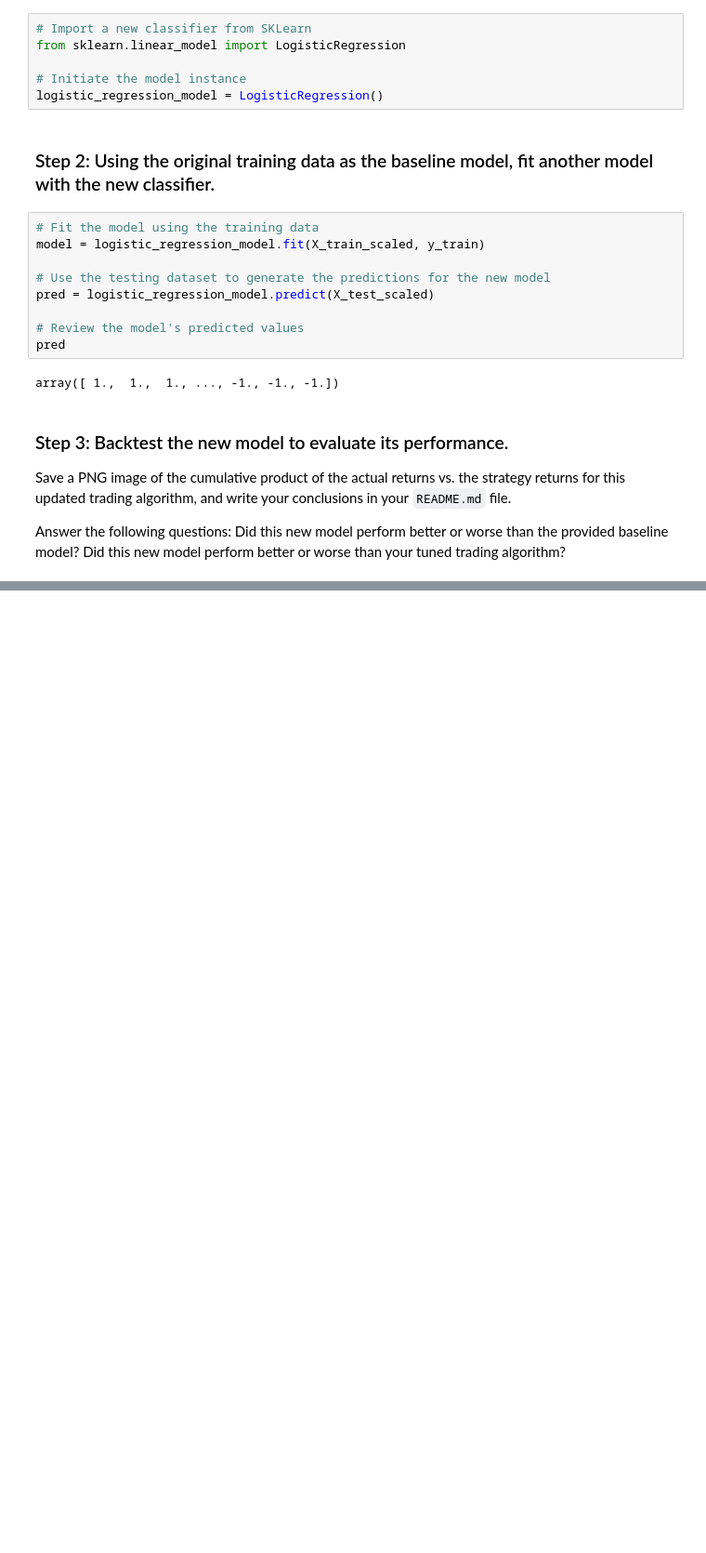
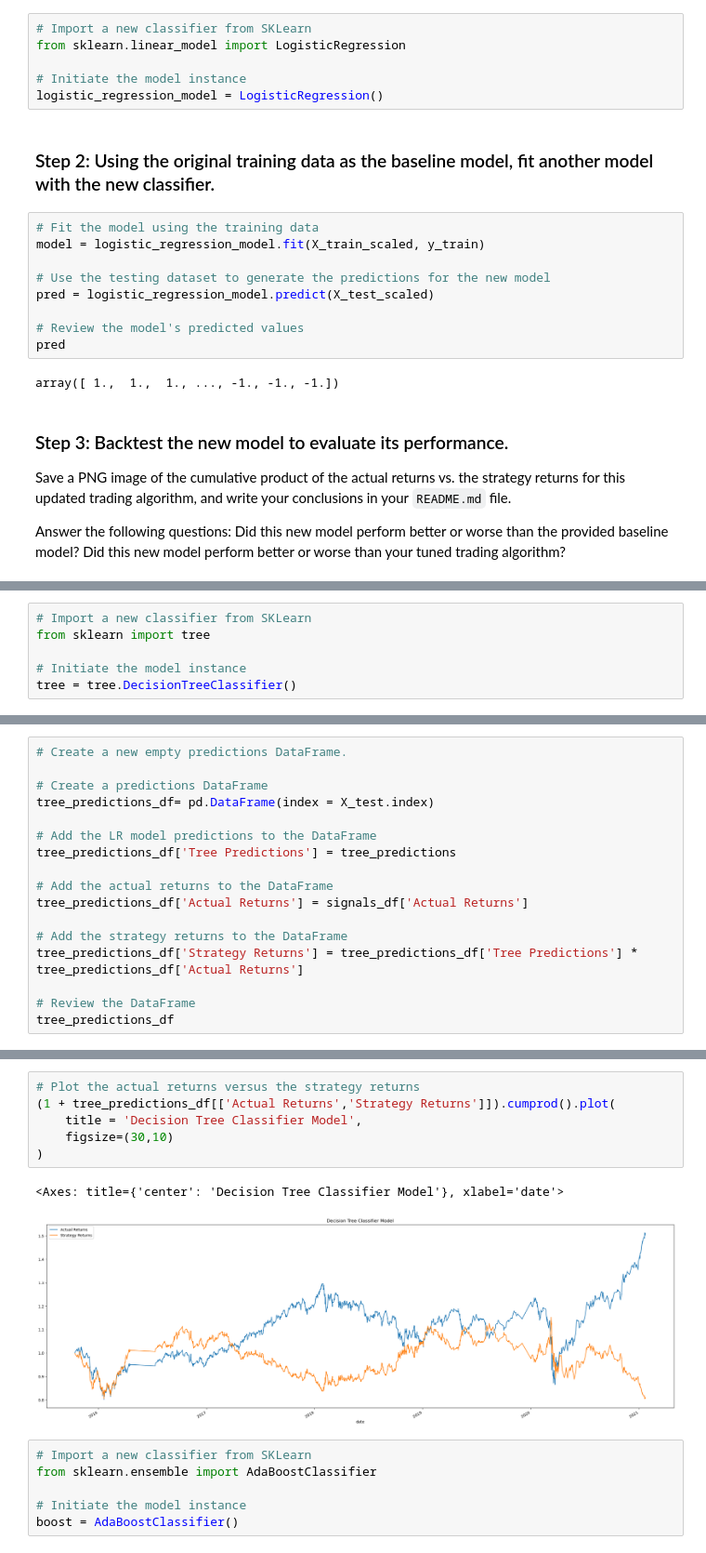
Before and after one commit to w-attson/algorithmic-trading, a Jupyter notebook: machine_learning_trading_bot.ipynb, the cells around one changed output, grey strips where cells are left out. Shown at 93% size. Drawn from its saved outputs; the diff is of its cells as text; blank space fills up the shorter version.

```diff
--- a/machine_learning_trading_bot.ipynb
+++ b/machine_learning_trading_bot.ipynb
@@ -502,0 +525,6 @@ logistic_regression_model_predicitons_df
+# %%
+# Import a new classifier from SKLearn
+from sklearn import tree
+
+# Initiate the model instance
+tree = tree.DecisionTreeClassifier()
@@ -502,0 +557,17 @@ logistic_regression_model_predicitons_df
+# %%
+# Create a new empty predictions DataFrame.
+
+# Create a predictions DataFrame
+tree_predictions_df= pd.DataFrame(index = X_test.index)
+
+# Add the LR model predictions to the DataFrame
+tree_predictions_df['Tree Predictions'] = tree_predictions
+
+# Add the actual returns to the DataFrame
+tree_predictions_df['Actual Returns'] = signals_df['Actual Returns']
+
+# Add the strategy returns to the DataFrame
+tree_predictions_df['Strategy Returns'] = tree_predictions_df['Tree Predictions'] * tree_predictions_df['Actual Returns']
+
+# Review the DataFrame
+tree_predictions_df
@@ -502,0 +589,15 @@ logistic_regression_model_predicitons_df
+# %%
+# Plot the actual returns versus the strategy returns
+(1 + tree_predictions_df[['Actual Returns','Strategy Returns']]).cumprod().plot(
+    title = 'Decision Tree Classifier Model',
+    figsize=(30,10)
+)
+# %% [output]
+<Axes: title={'center': 'Decision Tree Classifier Model'}, xlabel='date'>
+[figure, added]
+# %%
+# Import a new classifier from SKLearn
+from sklearn.ensemble import AdaBoostClassifier
+
+# Initiate the model instance
+boost = AdaBoostClassifier()
```
Also changed, not shown: parts of 20 cells of this notebook, 21 other files.
